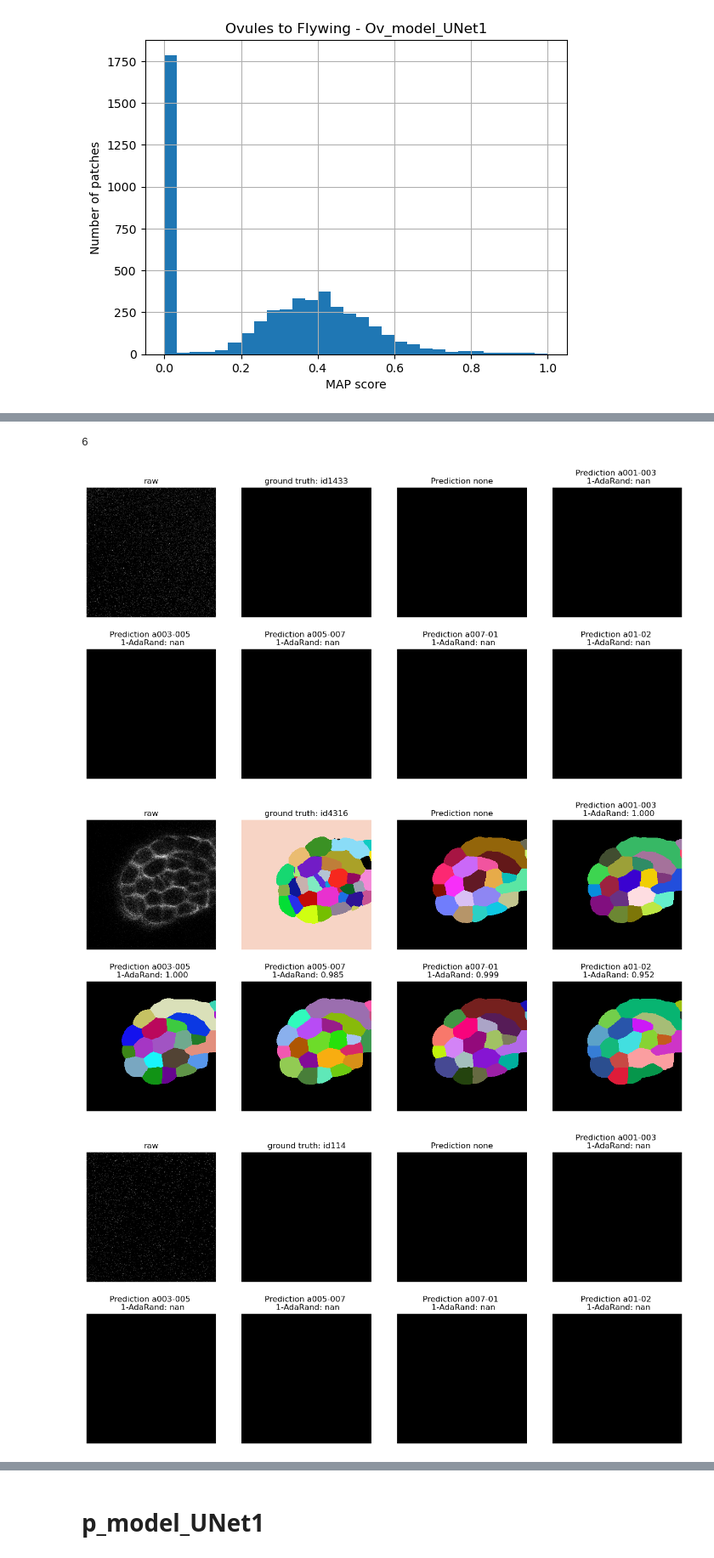
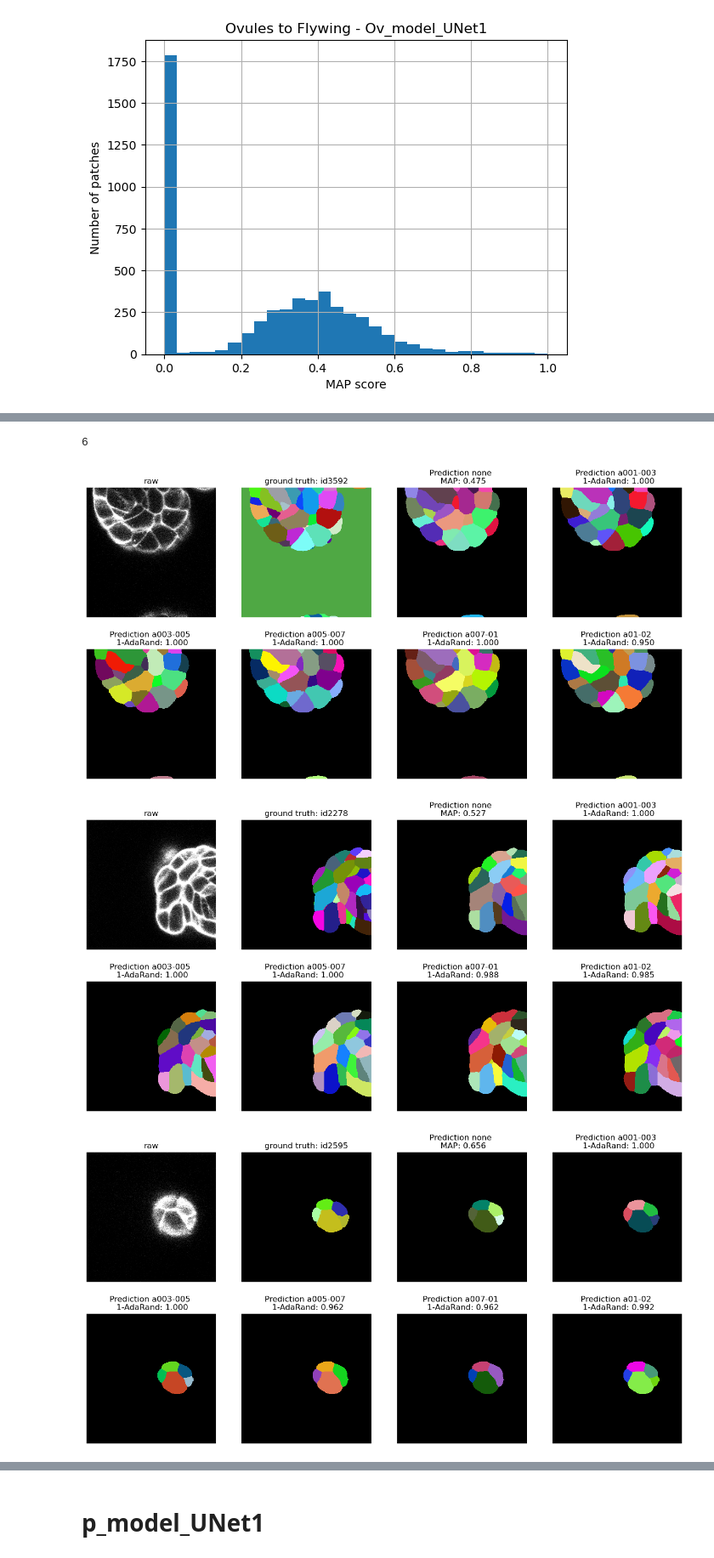
Before and after one commit to kreshuklab/model_ranking, a Jupyter notebook: notebooks/cell_segmentation/predictions/target_Ovules.ipynb, the cells around one changed output, grey strips where cells are left out. Shown at 85% size. Drawn from its saved outputs; the diff is of its cells as text; code cells hidden in the pictures.

Commit message:
test predictions

```diff
--- a/notebooks/cell_segmentation/predictions/target_Ovules.ipynb
+++ b/notebooks/cell_segmentation/predictions/target_Ovules.ipynb
@@ -45,6 +45,6 @@ plt.show()
 # %% [output]
 [figure]
 # %%
-ids_sub_04 = np.where(MAP_score_NA < 0.4)[0]
+ids_sub_04 = np.where(MAP_score_NA > 0.4)[0]
 print(len(ids_sub_04))
 # %% [output]
@@ -59,34 +59,34 @@ paths = list(Path(base_path).rglob("**/predictions/N_294_final_crop_ds2_predicti
 print(len(paths))
 
 for i in ids_sub_04[:num_samples]:
     patch_roi = get_roi_slice(patch_indexes[i])
     raw = fw_raw[patch_roi].squeeze()
     label = fw_gt[patch_roi].squeeze()
     label = Relabel(append_original = True, ignore_label=-1)(label)
     _, axs = plt.subplots(2,4, figsize=(16,8))
     axs = axs.flatten()
     axs[0].imshow(raw, cmap='gray')
     axs[0].set_title("raw")
     axs[0].axis('off')
     axs[1].imshow(label[0], cmap=get_random_colors(label[0]), interpolation='nearest')
     axs[1].set_title(f"ground truth: id{i}")
     axs[1].axis('off')
     # axs[2].imshow(load_h5(pred_path_NA, "segmentation", select_index=i).squeeze(), cmap='magma')
     # axs[2].set_title(f"Segmentation NA \n MAP: {MAP_score_NA[i]:.3f}")
     # axs[2].axis('off')
     for j, path in enumerate(paths):
         assert selected_augs[j] in str(path)
         preds_temp = load_h5(path, "segmentation", select_index=i)
         axs[2+j].imshow(preds_temp.squeeze(), cmap=get_random_colors(preds_temp), interpolation='nearest')
         if "none" not in str(path):
             AdaRand_score = 1 - load_h5(path, "AdaRandError_consis", select_index=i)[0]
             axs[2+j].set_title(f"Prediction {selected_augs[j]} \n 1-AdaRand: {AdaRand_score:.3f}")
         else:
-            axs[2+j].set_title(f"Prediction {selected_augs[j]}")
+            axs[2+j].set_title(f"Prediction {selected_augs[j]} \n MAP: {MAP_score_NA[i]:.3f}")
         axs[2+j].axis('off')
     plt.show()
 # %% [output]
 6
-[figure, old version]
+[figure, new version]
-[figure, old version]
+[figure, new version]
-[figure, old version]
+[figure, new version]
```
Also changed, not shown: parts of 7 cells of this notebook, 8 other files.
